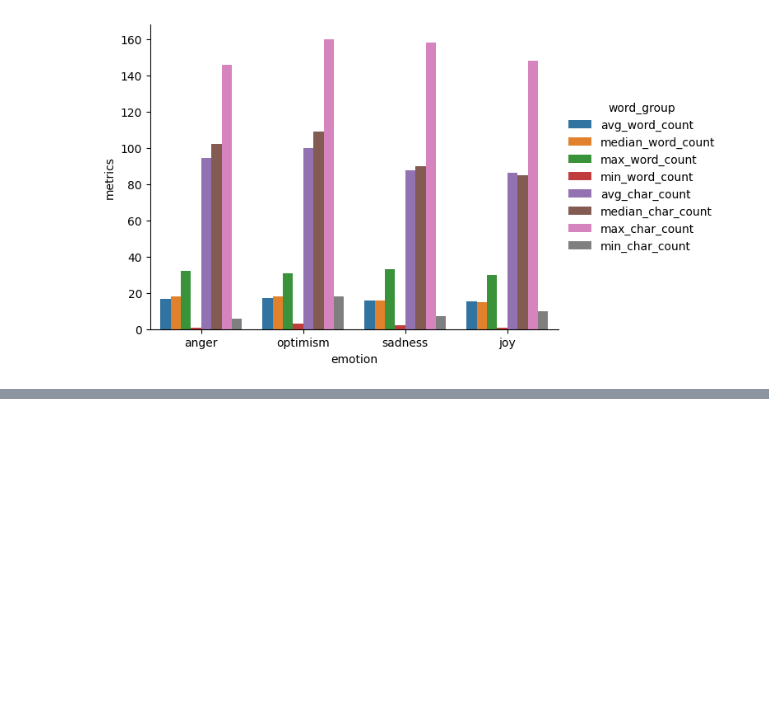
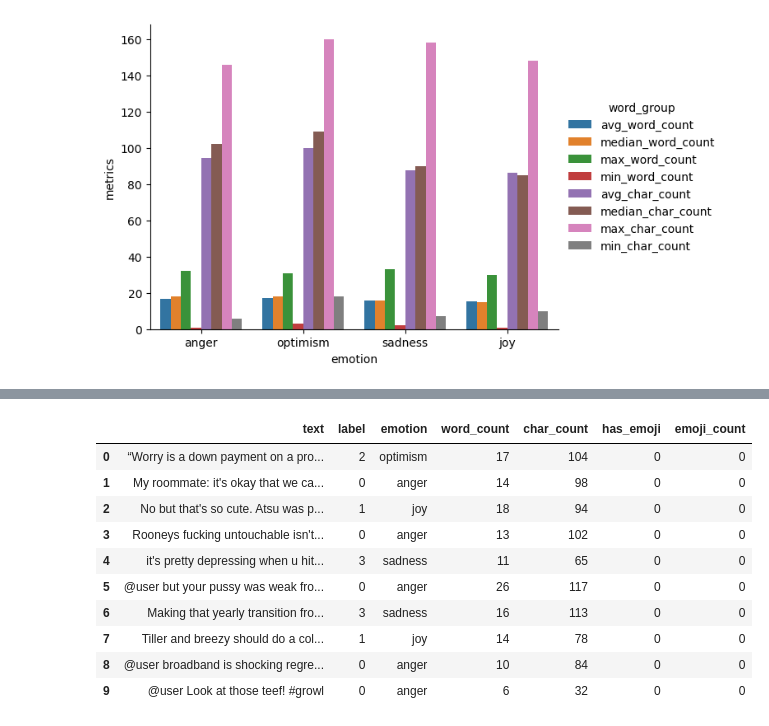
Before and after one commit to Fatai-soliu/emotion-text-ml, a Jupyter notebook: notebooks/data_exploration.ipynb, the cells around one changed output, grey strips where cells are left out. Cells and saved outputs as stored; diff of their text form; code cells hidden in the pictures; blank space fills up the shorter version.

```diff
--- a/notebooks/data_exploration.ipynb
+++ b/notebooks/data_exploration.ipynb
@@ -153,3 +153,7 @@ ax.spines[['top', 'right']].set_visible(False)
 sns.move_legend(ax, bbox_to_anchor=(1, 0.5), loc='center left', frameon=False)
 # %% [output]
 [figure]
+# %%
+pd.set_option('display.max_colwidth', None) ##See full length of string
+
+tweet_df['text'].head(10)
@@ -155,0 +172,21 @@ sns.move_legend(ax, bbox_to_anchor=(1, 0.5), loc='center left', frameon=False)
+# %%
+## Check if tweet contains emoji
+import emoji
+
+tweet_df['emoji_count'] = tweet_df['text'].apply(
+    lambda x: sum(char in emoji.EMOJI_DATA for char in x)
+)
+
+tweet_df.head(10)
+# %% [output]
+|  | text | label | emotion | word_count | char_count | has_emoji | emoji_count |
+| 0 | “Worry is a down payment on a pro... | 2 | optimism | 17 | 104 | 0 | 0 |
+| 1 | My roommate: it's okay that we ca... | 0 | anger | 14 | 98 | 0 | 0 |
+| 2 | No but that's so cute. Atsu was p... | 1 | joy | 18 | 94 | 0 | 0 |
+| 3 | Rooneys fucking untouchable isn't... | 0 | anger | 13 | 102 | 0 | 0 |
+| 4 | it's pretty depressing when u hit... | 3 | sadness | 11 | 65 | 0 | 0 |
+| 5 | @user but your pussy was weak fro... | 0 | anger | 26 | 117 | 0 | 0 |
+| 6 | Making that yearly transition fro... | 3 | sadness | 16 | 113 | 0 | 0 |
+| 7 | Tiller and breezy should do a col... | 1 | joy | 14 | 78 | 0 | 0 |
+| 8 | @user broadband is shocking regre... | 0 | anger | 10 | 84 | 0 | 0 |
+| 9 | @user Look at those teef! #growl | 0 | anger | 6 | 32 | 0 | 0 |
```
Also changed, not shown: parts of 4 cells of this notebook.
